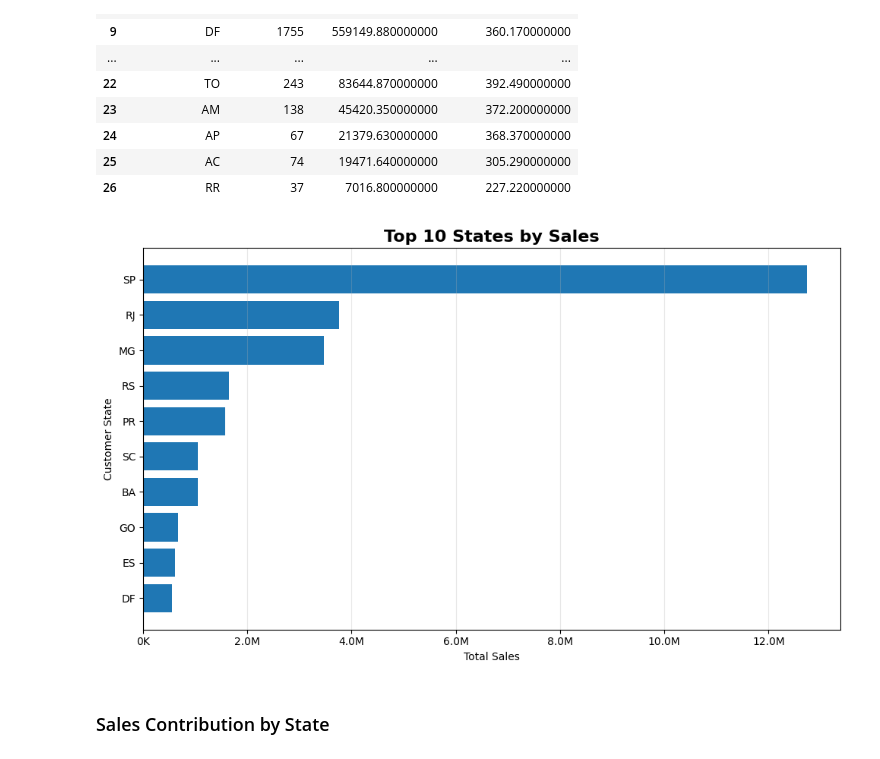
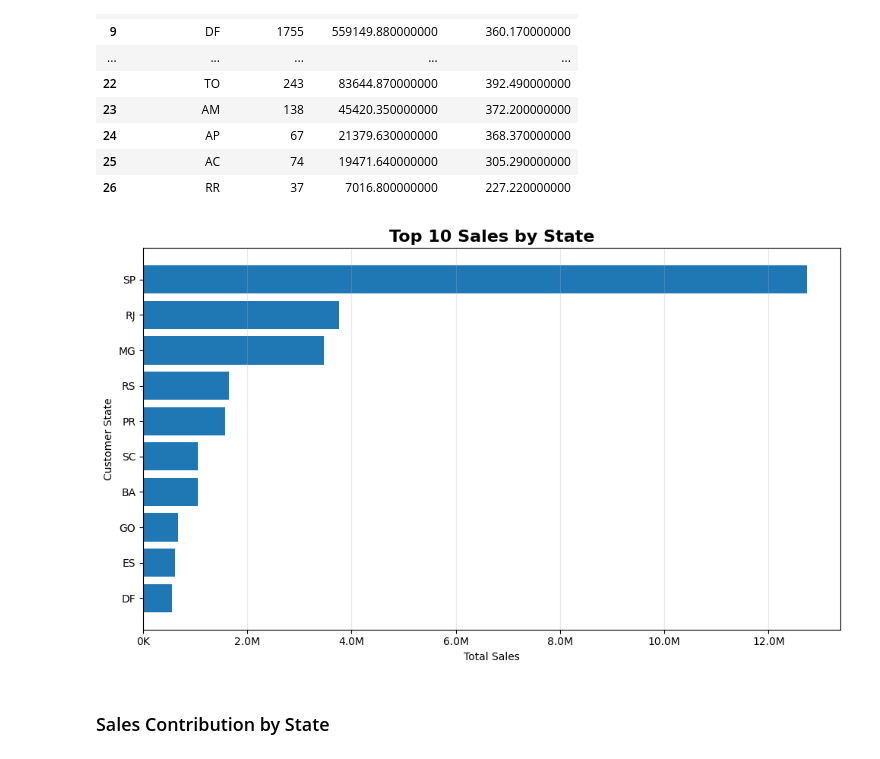
Before and after one commit to wahyuimammuhroni-jpg/ecommerce-order-supply-chain-analysis, a Jupyter notebook: notebooks/ecommerce_order_supply_chain_visualization.ipynb, the cells around one changed output. Drawn from its saved outputs; the diff is of its cells as text; code cells hidden in the pictures.

```diff
--- a/notebooks/ecommerce_order_supply_chain_visualization.ipynb
+++ b/notebooks/ecommerce_order_supply_chain_visualization.ipynb
@@ -1184,35 +1204,42 @@ plt.figure(figsize=(10, 6))
 
 plt.barh(
     top_state_sales["customer_state"],
     top_state_sales["total_sales"]
 )
 
 plt.title(
-    "Top 10 States by Sales",
+    "Top 10 Sales by State",
     fontsize=16,
     fontweight="bold"
 )
 
 plt.xlabel("Total Sales")
 plt.ylabel("Customer State")
 
 plt.gca().xaxis.set_major_formatter(
     FuncFormatter(
         lambda x, pos: f"{x/1_000_000:.1f}M"
         if x >= 1_000_000
         else f"{x/1_000:.0f}K"
     )
 )
 
 plt.grid(
     axis="x",
     alpha=0.3
 )
 
 plt.tight_layout()
+
+plt.savefig(
+    "05_geographic_analysis.png",
+    dpi=300,
+    bbox_inches="tight"
+)
+
 plt.show()
 # %% [output]
-[figure, old version]
+[figure, new version]
 # %% [markdown]
 ### Sales Contribution by State
 # %%
```
Also changed, not shown: parts of 9 cells of this notebook.
